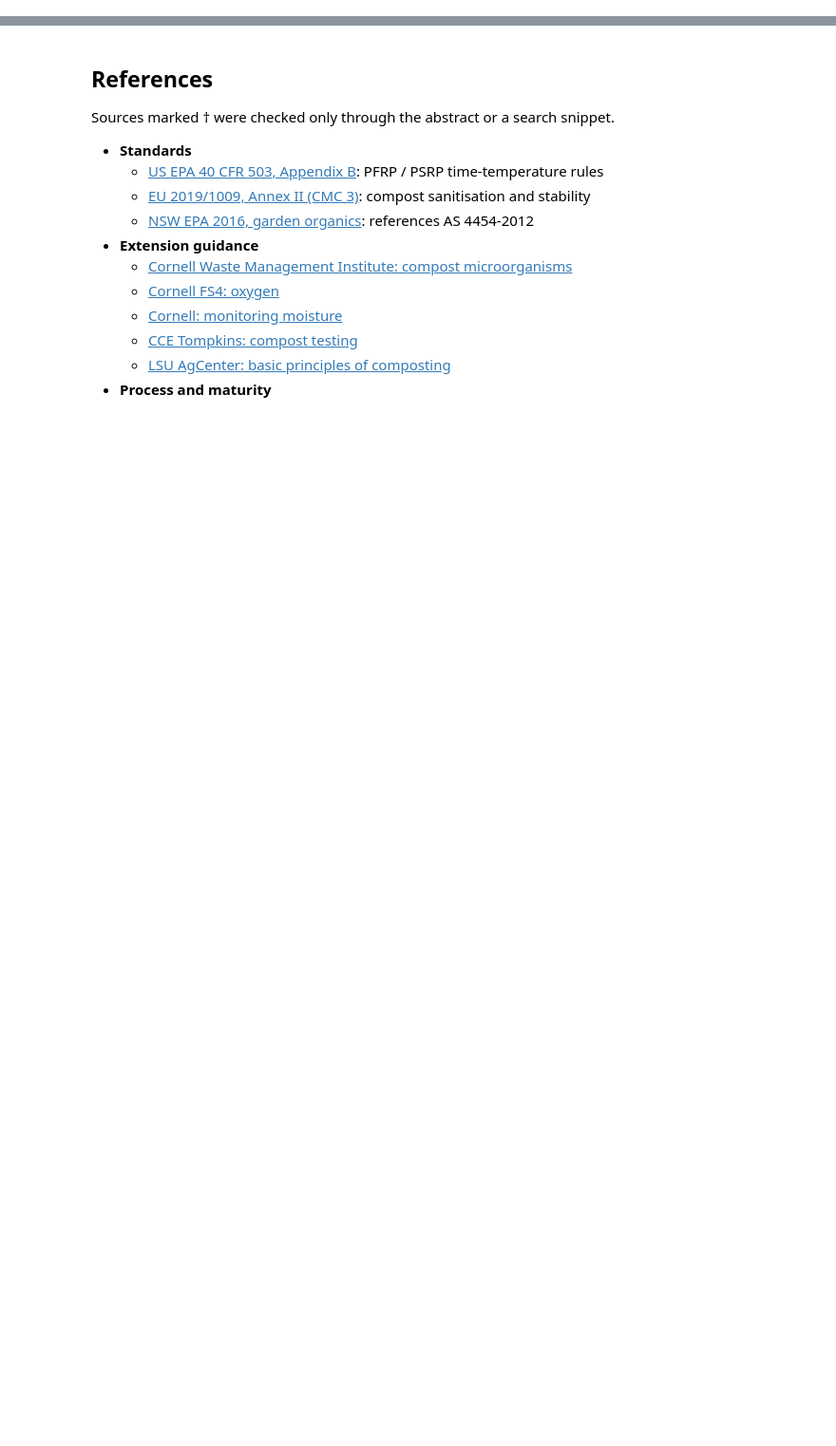
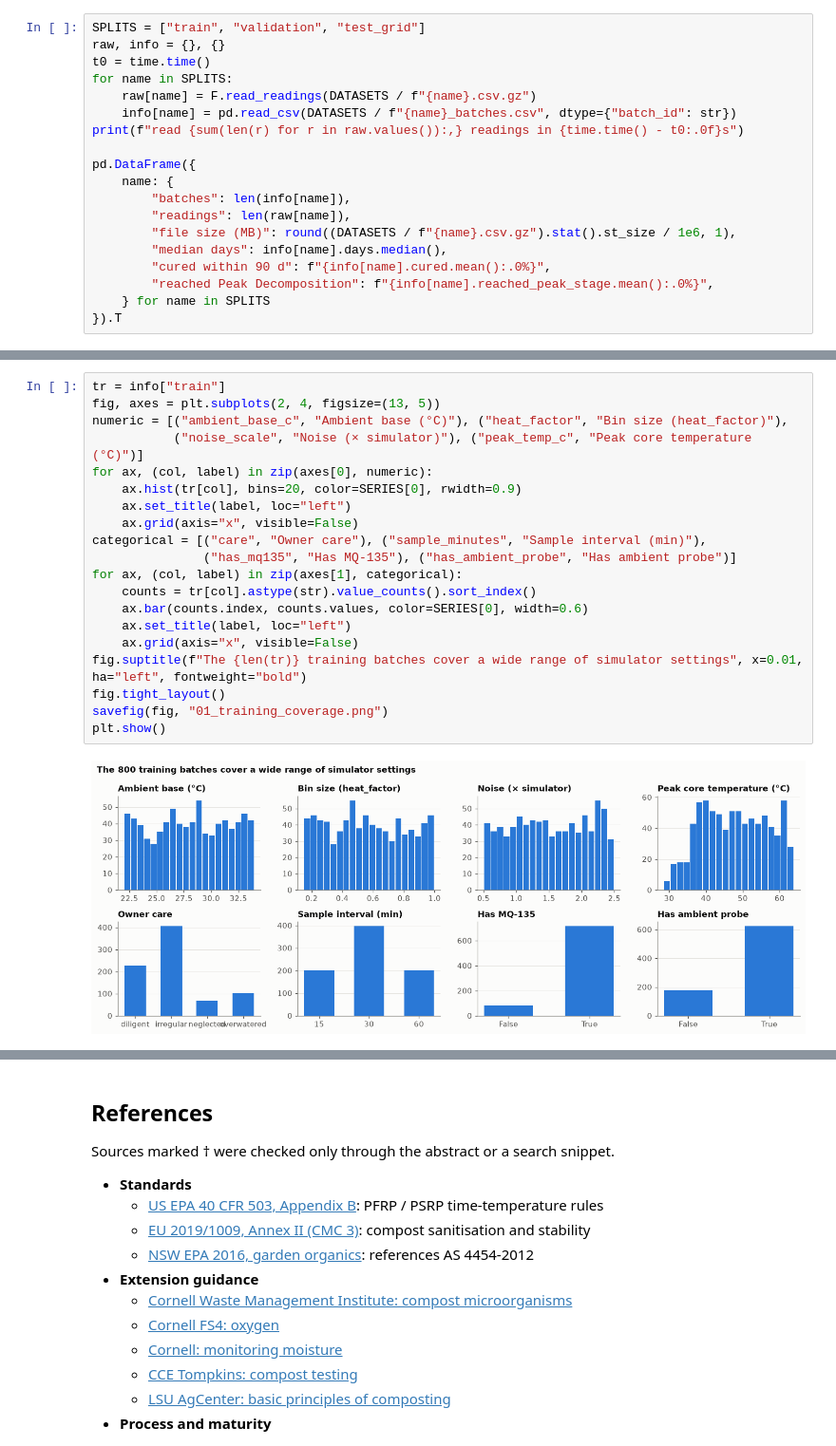
Before and after one commit to thinkingjet/compost_iot_system, a Jupyter notebook: ml/compost_stage_classifier.ipynb, the cells around one changed output, grey strips where cells are left out. Shown at 95% size. Cells and saved outputs as stored; diff of their text form; blank space fills up the shorter version.

```diff
--- a/ml/compost_stage_classifier.ipynb
+++ b/ml/compost_stage_classifier.ipynb
@@ -1134,0 +203,19 @@ The headline numbers are in the summary at the top. This section turns them into
+# %%
+SPLITS = ["train", "validation", "test_grid"]
+raw, info = {}, {}
+t0 = time.time()
+for name in SPLITS:
+    raw[name] = F.read_readings(DATASETS / f"{name}.csv.gz")
+    info[name] = pd.read_csv(DATASETS / f"{name}_batches.csv", dtype={"batch_id": str})
+print(f"read {sum(len(r) for r in raw.values()):,} readings in {time.time() - t0:.0f}s")
+
+pd.DataFrame({
+    name: {
+        "batches": len(info[name]),
+        "readings": len(raw[name]),
+        "file size (MB)": round((DATASETS / f"{name}.csv.gz").stat().st_size / 1e6, 1),
+        "median days": info[name].days.median(),
+        "cured within 90 d": f"{info[name].cured.mean():.0%}",
+        "reached Peak Decomposition": f"{info[name].reached_peak_stage.mean():.0%}",
+    } for name in SPLITS
+}).T
@@ -1134,0 +228,22 @@ The headline numbers are in the summary at the top. This section turns them into
+# %%
+tr = info["train"]
+fig, axes = plt.subplots(2, 4, figsize=(13, 5))
+numeric = [("ambient_base_c", "Ambient base (°C)"), ("heat_factor", "Bin size (heat_factor)"),
+           ("noise_scale", "Noise (× simulator)"), ("peak_temp_c", "Peak core temperature (°C)")]
+for ax, (col, label) in zip(axes[0], numeric):
+    ax.hist(tr[col], bins=20, color=SERIES[0], rwidth=0.9)
+    ax.set_title(label, loc="left")
+    ax.grid(axis="x", visible=False)
+categorical = [("care", "Owner care"), ("sample_minutes", "Sample interval (min)"),
+               ("has_mq135", "Has MQ-135"), ("has_ambient_probe", "Has ambient probe")]
+for ax, (col, label) in zip(axes[1], categorical):
+    counts = tr[col].astype(str).value_counts().sort_index()
+    ax.bar(counts.index, counts.values, color=SERIES[0], width=0.6)
+    ax.set_title(label, loc="left")
+    ax.grid(axis="x", visible=False)
+fig.suptitle(f"The {len(tr)} training batches cover a wide range of simulator settings", x=0.01, ha="left", fontweight="bold")
+fig.tight_layout()
+savefig(fig, "01_training_coverage.png")
+plt.show()
+# %% [output]
+[figure, added]
```
Also changed, not shown: parts of 69 cells of this notebook, 14 other files.
